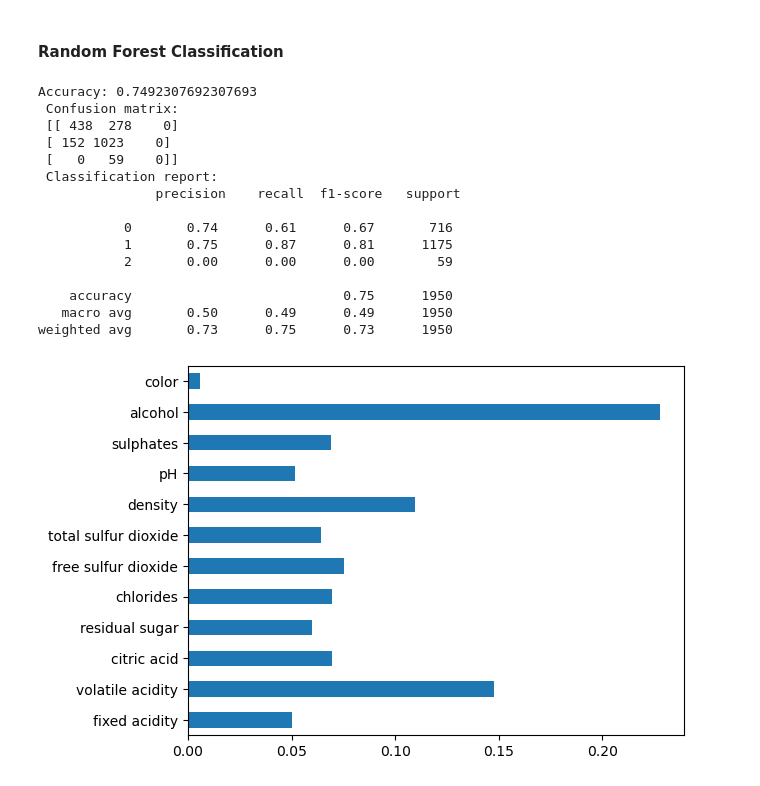
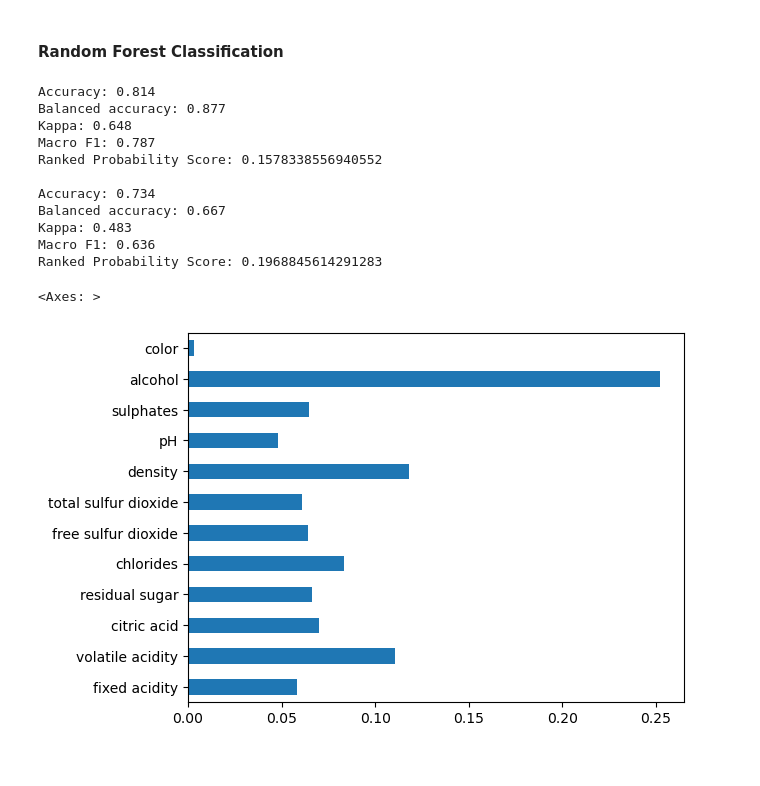
Before and after one commit to veager/OrdinalRandomForest, a Jupyter notebook: tutorial - ordinal random forest.ipynb, the cells around one changed output. Saved outputs shown, nothing was run; the diff lists cells and outputs as text; code cells hidden in the pictures.

```diff
--- a/tutorial - ordinal random forest.ipynb
+++ b/tutorial - ordinal random forest.ipynb
@@ -69,7 +71,12 @@ Distribution of test target variables: {0: 716, 1: 1175, 2: 59}
 # %% [markdown]
 #### (1) Ordinal Random Forest
 # %%
-model = OrdinalRandomForestClassifier({'n_estimators': 500, 'max_depth': 8})
+model = OrdinalRandomForestClassifier(
+    probability_joint_type = 'independent',
+    model_params_kwargs = {
+        'n_estimators': 500,
+        'class_weight': 'balanced_subsample',
+        'max_depth': 8})
 model.fit(train_X, train_Y)
 
 # Predict
@@ -77,9 +84,10 @@ model.fit(train_X, train_Y)
 # predict_prob = model.predict_prob(data_X)
 # print(np.sum(np.abs(predict_prob.sum(axis=1) - 1)))
 
-print('Ranked Probability Score:', ranked_probability_score(train_Y.values, model.predict_prob(train_X)), )
+
 utils.print_performance(train_Y, model.predict(train_X))
+print('Ranked Probability Score:', ranked_probability_score(train_Y.values, model.predict_proba(train_X)), )
 
-print('Ranked Probability Score:', ranked_probability_score(test_Y.values, model.predict_prob(test_X)), )
 utils.print_performance(test_Y, model.predict(test_X))
+print('Ranked Probability Score:', ranked_probability_score(test_Y.values, model.predict_proba(test_X)), )
 # %% [output]
@@ -120,29 +144,35 @@ assert np.all(data_Y_info['Y<=1'] >= data_Y_info['Y<=0'])
 # %%
 from sklearn.ensemble import RandomForestClassifier
 
-model = RandomForestClassifier(n_estimators=500, max_depth=8)
+model = RandomForestClassifier(
+    n_estimators=500,
+    max_depth=8,
+    class_weight='balanced_subsample')
 model.fit(train_X, train_Y)
+
+
+# Model performance
+utils.print_performance(train_Y, model.predict(train_X))
+print('Ranked Probability Score:', ranked_probability_score(train_Y.values, model.predict_proba(train_X)), )
+
+utils.print_performance(test_Y, model.predict(test_X))
+print('Ranked Probability Score:', ranked_probability_score(test_Y.values, model.predict_proba(test_X)), )
+
 
 # Feature importance
 feat_imp = pd.Series(model.feature_importances_, index=data_X.columns)
 feat_imp.plot.barh()
-
-# Model performance
-utils.print_performance(test_Y, model.predict(test_X))
 # %% [output]
-Accuracy: 0.7492307692307693
- Confusion matrix:
- [[ 438  278    0]
- [ 152 1023    0]
- [   0   59    0]]
- Classification report:
-               precision    recall  f1-score   support
+Accuracy: 0.814
+Balanced accuracy: 0.877
+Kappa: 0.648
+Macro F1: 0.787
+Ranked Probability Score: 0.1578338556940552
 
-           0       0.74      0.61      0.67       716
-           1       0.75      0.87      0.81      1175
-           2       0.00      0.00      0.00        59
-
-    accuracy                           0.75      1950
-   macro avg       0.50      0.49      0.49      1950
-weighted avg       0.73      0.75      0.73      1950
+Accuracy: 0.734
+Balanced accuracy: 0.667
+Kappa: 0.483
+Macro F1: 0.636
+Ranked Probability Score: 0.1968845614291283
+<Axes: >
-[figure, old version]
+[figure, new version]
```
Also changed, not shown: parts of 8 cells of this notebook, 5 other files.
